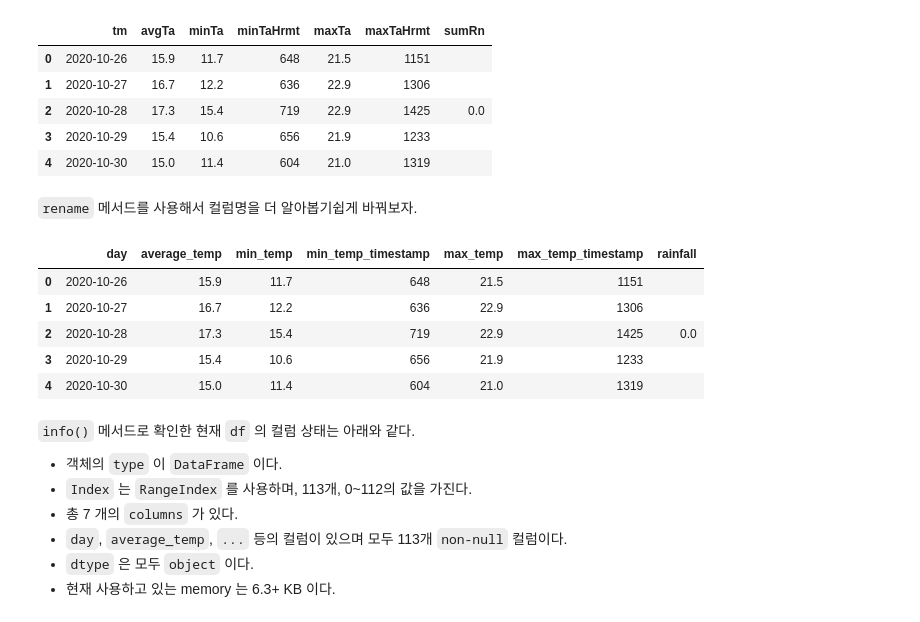
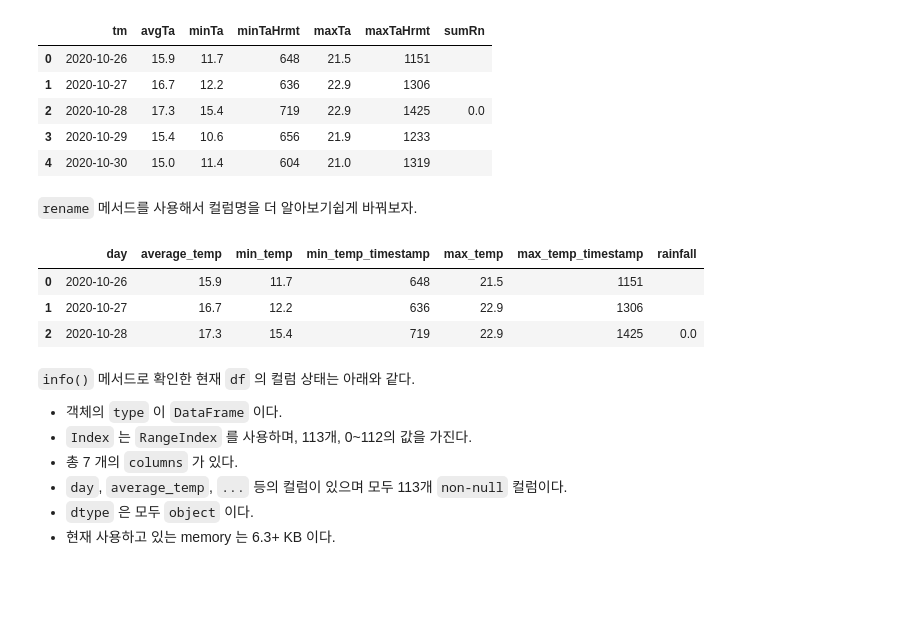
Before and after one commit to pparkddo/nano-degree, a Jupyter notebook: preprocessing.ipynb, the cells around one changed output. Drawn from its saved outputs; the diff is of its cells as text; code cells hidden in the pictures; blank space fills up the shorter version.

```diff
--- a/preprocessing.ipynb
+++ b/preprocessing.ipynb
@@ -23,5 +82,5 @@ url = "http://apis.data.go.kr/1360000/AsosDalyInfoService/getWthrDataList"
 # %%
-KEY = "SECRET"
+KEY = "6qADBaxg%2BIH[~THIS IS SECRET~]"
 # %% [markdown]
 API Key(`ServiceKey`)가 제공될때는 `URL Encode` 되어 있는데
 `urllib.parse` 모듈의 `unquote` 함수를 사용해서 `URL Decode` 시켜준다.
@@ -204,7 +278,7 @@ df.head()
 | 3 | 2020-10-29 | 15.4 | 10.6 | 656 | 21.9 | 1233 |  |
 | 4 | 2020-10-30 | 15.0 | 11.4 | 604 | 21.0 | 1319 |  |
 # %% [markdown]
-`rename` 메서드를 사용해서 컬럼명을 더 알아봅기쉽게 바꿔보자.
+`rename` 메서드를 사용해서 컬럼명을 더 알아보기쉽게 바꿔보자.
 # %%
 column_names = {
     "tm": "day",
@@ -218,14 +292,12 @@ column_names = {
 
 df = df.rename(columns=column_names)
 # %%
-df.head()
+df.head(3)
 # %% [output]
 |  | day | average_temp | min_temp | min_temp_timestamp | max_temp | max_temp_timestamp | rainfall |
 | 0 | 2020-10-26 | 15.9 | 11.7 | 648 | 21.5 | 1151 |  |
 | 1 | 2020-10-27 | 16.7 | 12.2 | 636 | 22.9 | 1306 |  |
 | 2 | 2020-10-28 | 17.3 | 15.4 | 719 | 22.9 | 1425 | 0.0 |
-| 3 | 2020-10-29 | 15.4 | 10.6 | 656 | 21.9 | 1233 |  |
-| 4 | 2020-10-30 | 15.0 | 11.4 | 604 | 21.0 | 1319 |  |
 # %% [markdown]
 `info()` 메서드로 확인한 현재 `df` 의 컬럼 상태는 아래와 같다.
 
```
Also changed, not shown: parts of 24 cells of this notebook, 2 other files.
